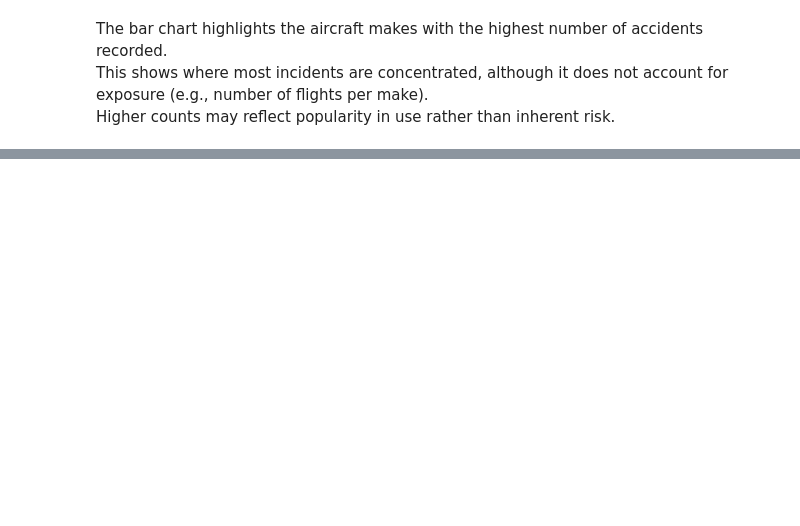
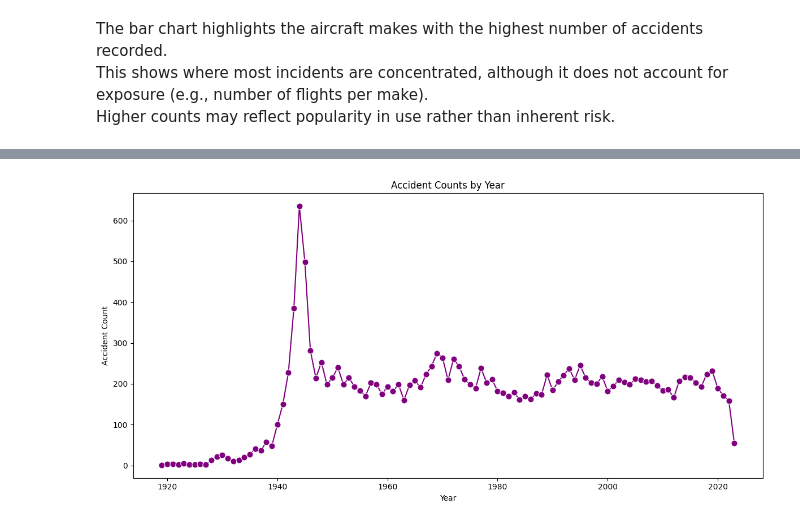
Before and after one commit to Kaks753/Projects, a Jupyter notebook: aviation_accidents.ipynb, the cells around one changed output, grey strips where cells are left out. Saved outputs shown, nothing was run; the diff lists cells and outputs as text; code cells hidden in the pictures; blank space fills up the shorter version.

```diff
--- a/aviation_accidents.ipynb
+++ b/aviation_accidents.ipynb
@@ -297,0 +318,12 @@ Higher counts may reflect popularity in use rather than inherent risk.
+# %%
+year_counts = aviation_accidents_cleaned['year'].value_counts().sort_index()
+
+plt.figure(figsize=(12,6))  # size of the plot
+sns.lineplot(x=year_counts.index, y=year_counts.values, marker='o', markersize=8, color='purple')
+plt.title("Accident Counts by Year")
+plt.xlabel("Year")
+plt.ylabel("Accident Count")
+plt.tight_layout()
+plt.show()
+# %% [output]
+[figure, added]
```
Also changed, not shown: parts of 15 cells of this notebook, 3 other files.
